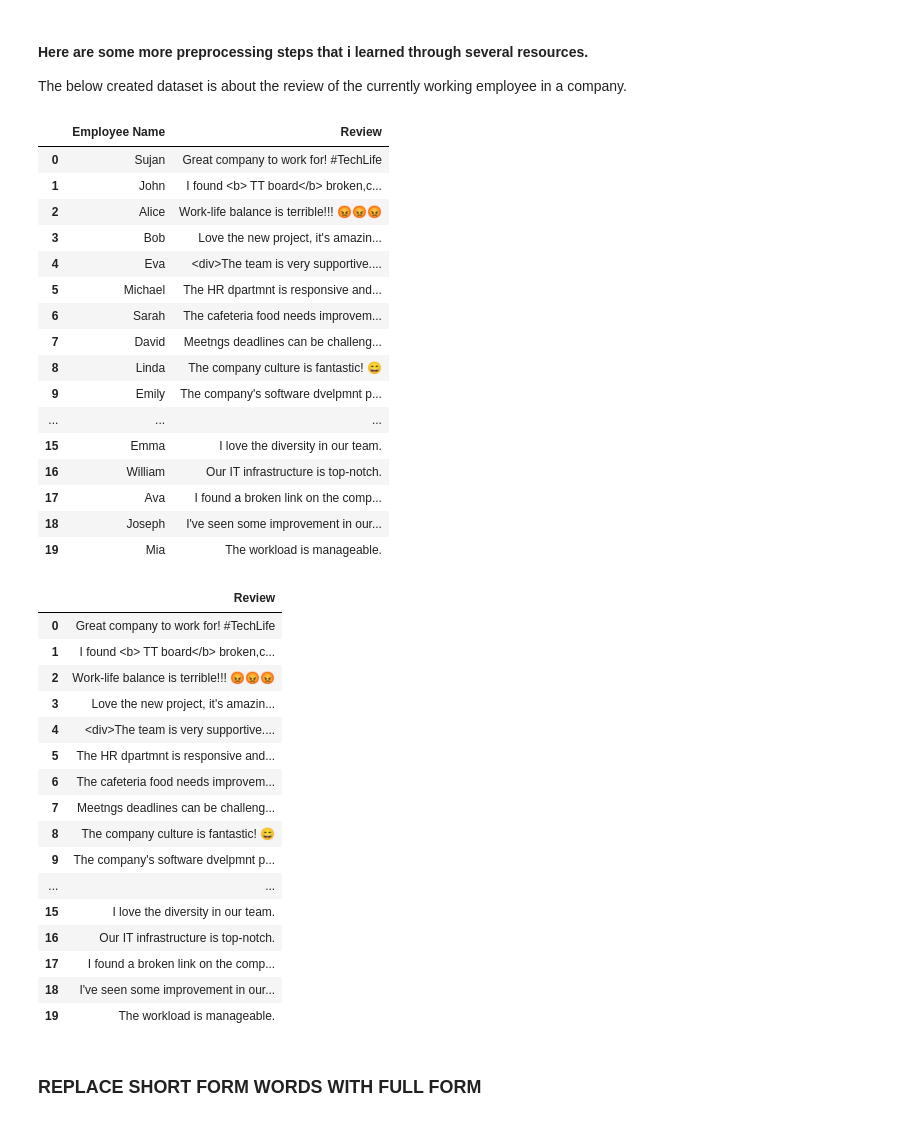
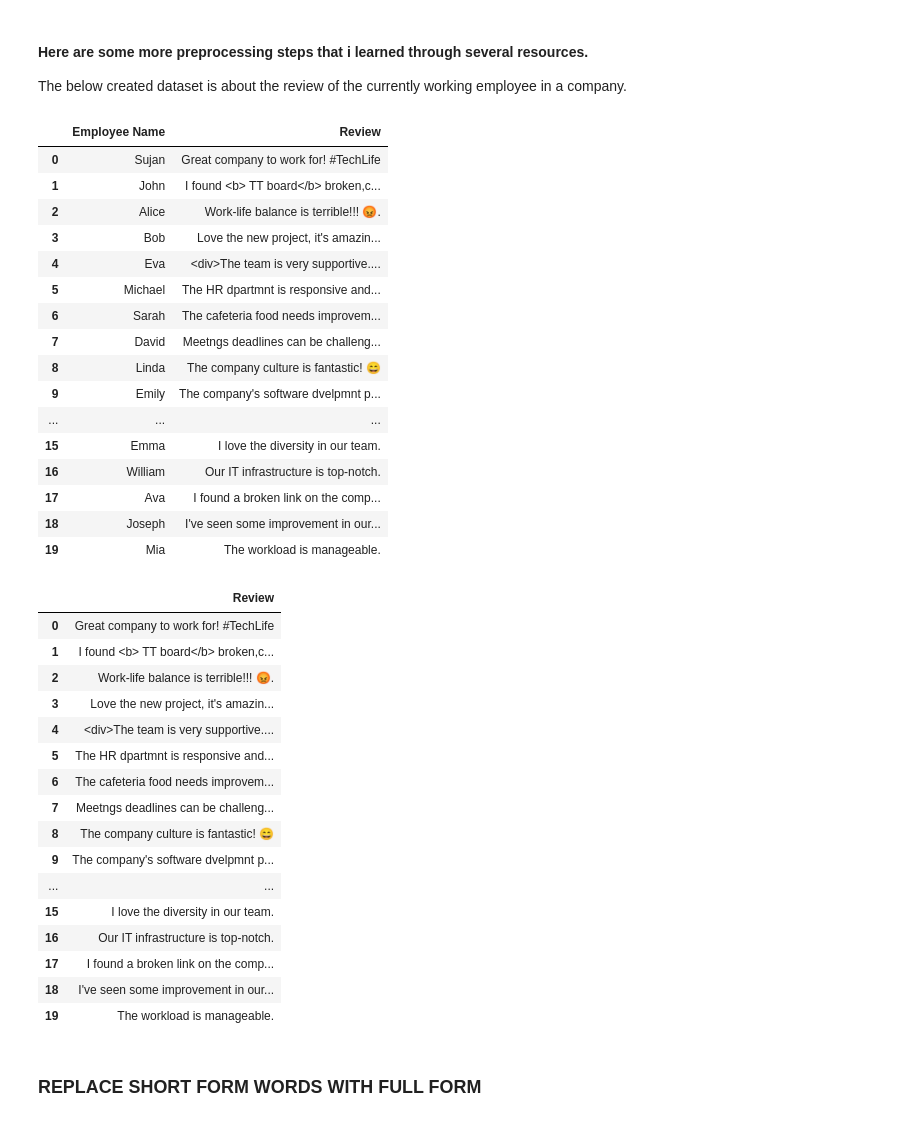
Before and after one commit to fusesujan/Text-pre-processing, a Jupyter notebook: Self-practice-all-preprocessing/preprocessing-on-self-created-data.ipynb, the cells around one changed output. Saved outputs shown, nothing was run; the diff lists cells and outputs as text; code cells hidden in the pictures.

```diff
--- a/Self-practice-all-preprocessing/preprocessing-on-self-created-data.ipynb
+++ b/Self-practice-all-preprocessing/preprocessing-on-self-created-data.ipynb
@@ -6,38 +6,39 @@ The below created dataset is about the review of the currently working employee
 import pandas as pd
 
 data = {
     "Employee Name": ["Sujan","John", "Alice", "Bob", "Eva", "Michael", "Sarah", "David", "Linda", "Emily", "Robert",
                       "Sophia", "Daniel", "Olivia", "James", "Emma", "William", "Ava", "Joseph", "Mia"],
     "Review": [
         "Great company to work for! #TechLife",
-        "I found <b> TT board</b> broken,can you please fix it ASAP! ",
-        "Work-life balance is terrible!!! 😡😡😡",
+        "I found <b> TT board</b> broken,can you please fix it ASAP! ;_;",
+        "Work-life balance is terrible!!! 😡.",
         "Love the new project, it's amazing. #Innovation 💡",
         "<div>The team is very supportive.</div>",
         "The HR dpartmnt is responsive and helpful. 🤗",
         "The cafeteria food needs improvement. 🍔🍟",
         "Meetngs deadlines can be challenging https://www.meetlinglink.com ",
         "The company culture is fantastic! 😄",
-        "The company's software dvelpmnt process is quite efficient and productive. 💼🖥️",        "The office environment is clean and organized. 👌",
-        "I wish we had more training opportunities.",
+        "The company's software dvelpmnt process is quite efficient and productive. 💼🖥️",
+        "The office environment is clean and organized. 👌",
+        "I wish we had more training opportunities :‑\[ .",
         "The management is approachable and open to feedback.",
         "Great benefits and perks for employees! 💼🎉",
         "The project mnager is very understanding. ❤️",
         "I love the diversity in our team.",
         "Our IT infrastructure is top-notch. ",
         "I found a broken link on the company website.<a href='https://example.com'>here</a>",
         "I've seen some improvement in our software quality.",
         "The workload is manageable."
     ]
 }
 
 df = pd.DataFrame(data)
 df
 # %% [output]
 |  | Employee Name | Review |
 | 0 | Sujan | Great company to work for! #TechLife |
 | 1 | John | I found <b> TT board</b> broken,c... |
-| 2 | Alice | Work-life balance is terrible!!! 😡😡😡 |
+| 2 | Alice | Work-life balance is terrible!!! 😡. |
 | 3 | Bob | Love the new project, it's amazin... |
 | 4 | Eva | <div>The team is very supportive.... |
 | 5 | Michael | The HR dpartmnt is responsive and... |
@@ -59,7 +60,7 @@ review_df
 |  | Review |
 | 0 | Great company to work for! #TechLife |
 | 1 | I found <b> TT board</b> broken,c... |
-| 2 | Work-life balance is terrible!!! 😡😡😡 |
+| 2 | Work-life balance is terrible!!! 😡. |
 | 3 | Love the new project, it's amazin... |
 | 4 | <div>The team is very supportive.... |
 | 5 | The HR dpartmnt is responsive and... |
```
Also changed, not shown: parts of 11 cells of this notebook.
